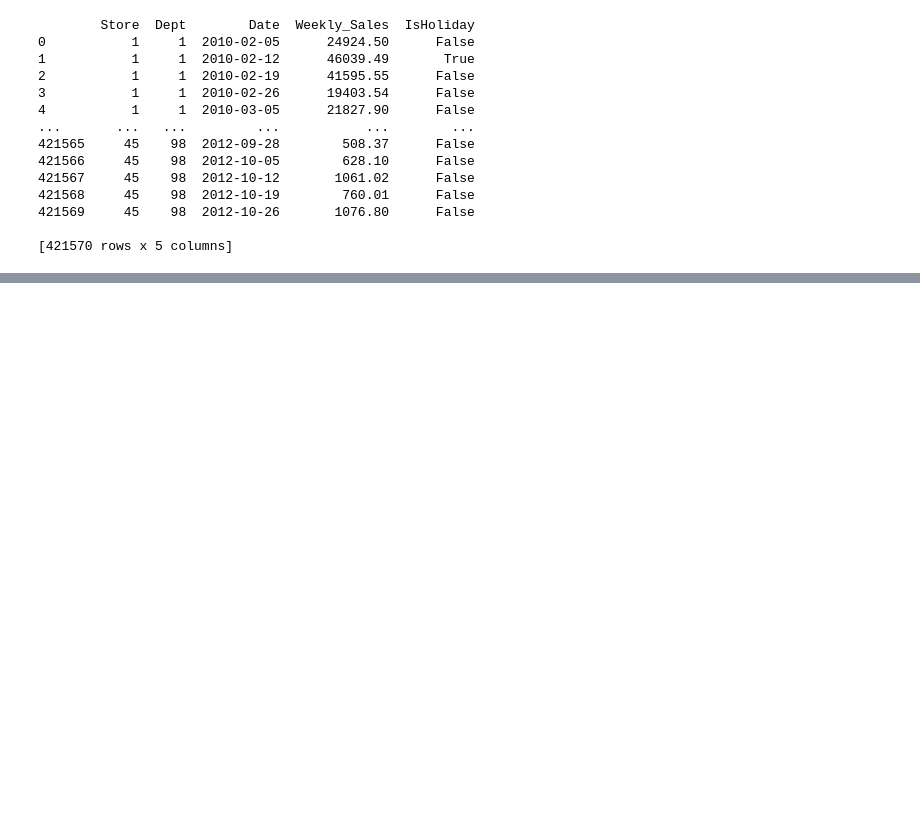
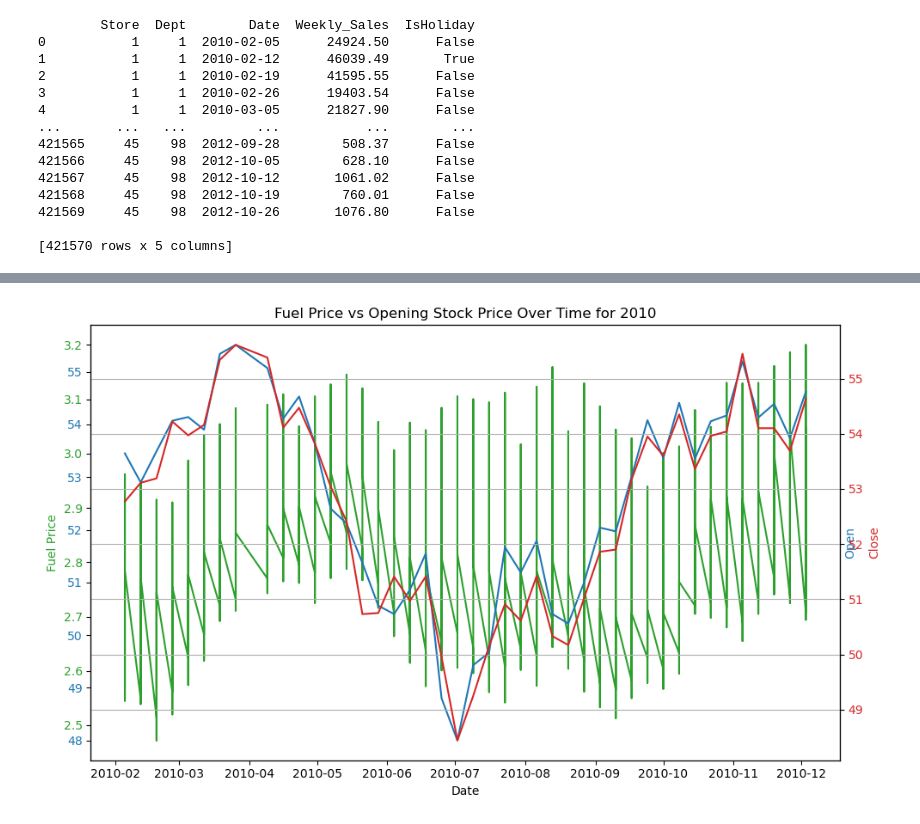
Before and after one commit to Chisholm10/CMSE-202-Project, a Jupyter notebook: FinalPT.ipynb, the cells around one changed output, grey strips where cells are left out. Cells and saved outputs as stored; diff of their text form; code cells hidden in the pictures; blank space fills up the shorter version.

```diff
--- a/FinalPT.ipynb
+++ b/FinalPT.ipynb
@@ -74,0 +173,37 @@ test
+# %%
+x = fuel_price10
+y1 = merged_data_2010['Open']
+y2 = merged_data_2010['Close']
+
+import matplotlib.pyplot as plt
+
+fig, ax1 = plt.subplots(figsize= (10, 6))
+
+color = 'tab:green'
+ax1.set_xlabel('Date')
+ax1.set_ylabel ('Fuel Price', color=color)
+ax1.plot(merged_data_2010['Date'], x, color=color, label='Fuel Price')
+ax1.tick_params (axis='y', labelcolor=color)
+
+
+ax2 = ax1.twinx()
+
+color = 'tab:blue'
+ax2.set_ylabel('Open', color=color)
+ax2.plot(merged_data_2010['Date'], y2, color=color, label= 'Open')
+ax2.tick_params(axis='y', labelcolor=color)
+
+ax3 = ax2.twinx()
+
+color = 'tab:red'
+ax3.set_ylabel('Close', color=color)
+ax3.plot(merged_data_2010['Date'], y1, color=color, label= 'Close')
+ax3.tick_params(axis='y', labelcolor=color)
+
+plt.title('Fuel Price vs Opening Stock Price Over Time for 2010')
+
+fig.tight_layout()
+plt.grid(True)
+plt.show()
+# %% [output]
+[figure, added]
```
Also changed, not shown: parts of 15 cells of this notebook.
